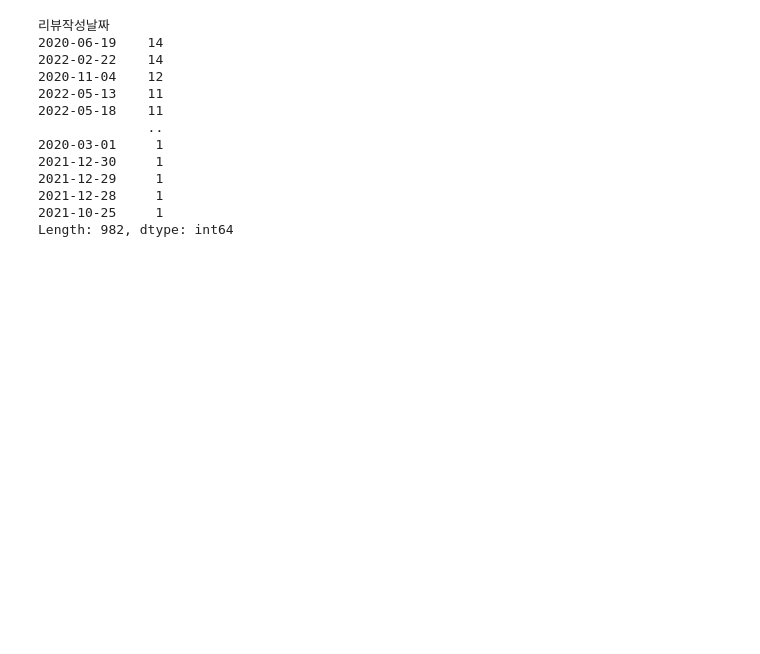
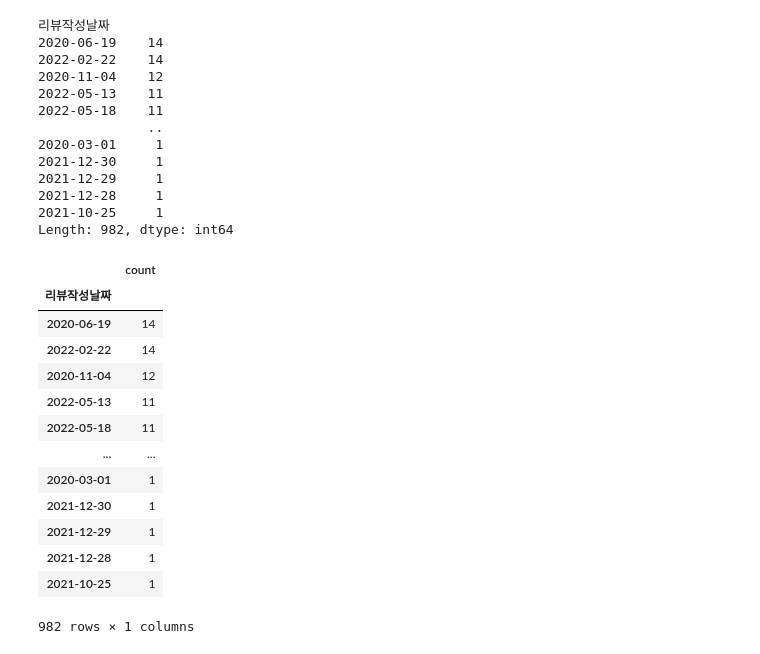
Before and after one commit to JJongSSu/Study, a Jupyter notebook: Teamproject/first/3일차/trend.ipynb, the cells around one changed output. Drawn from its saved outputs; the diff is of its cells as text; code cells hidden in the pictures; blank space fills up the shorter version.

```diff
--- a/Teamproject/first/3일차/trend.ipynb
+++ b/Teamproject/first/3일차/trend.ipynb
@@ -508,3 +508,21 @@ review.value_counts()
 2021-12-28     1
 2021-10-25     1
 Length: 982, dtype: int64
+# %%
+count = pd.DataFrame(review.value_counts(),columns=['count'])
+count
+# %% [output]
+|  | count |
+| 리뷰작성날짜 |  |
+| 2020-06-19 | 14 |
+| 2022-02-22 | 14 |
+| 2020-11-04 | 12 |
+| 2022-05-13 | 11 |
+| 2022-05-18 | 11 |
+| ... | ... |
+| 2020-03-01 | 1 |
+| 2021-12-30 | 1 |
+| 2021-12-29 | 1 |
+| 2021-12-28 | 1 |
+| 2021-10-25 | 1 |
+982 rows × 1 columns
```
Also changed, not shown: parts of 2 cells of this notebook, 1 other file.
